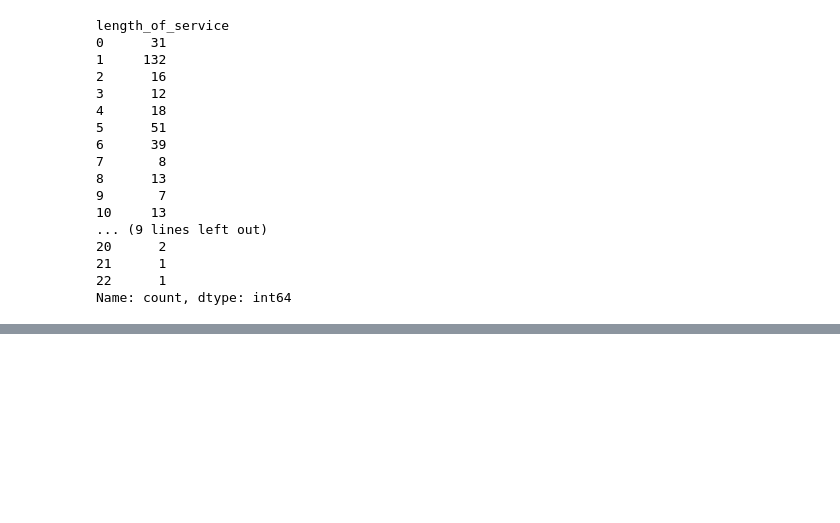
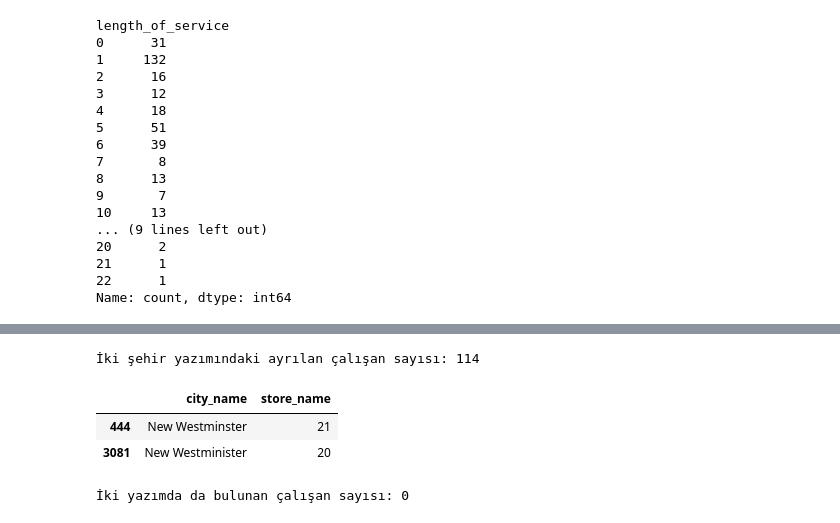
Before and after one commit to nazlican-engineer/Mercek, a Jupyter notebook: notebooks/01_analiz.ipynb, the cells around one changed output, grey strips where cells are left out. Saved outputs shown, nothing was run; the diff lists cells and outputs as text; code cells hidden in the pictures; blank space fills up the shorter version.

Commit message:
Analyze city departures and investigate city name variants

```diff
--- a/notebooks/01_analiz.ipynb
+++ b/notebooks/01_analiz.ipynb
@@ -495,0 +520,37 @@ Name: count, dtype: int64
+# %%
+#"New Westminster", "New Westminister" iki şehrin aynı kayıt mı olup olmadıklarına bakıyoruz
+count=departures.loc[
+    departures["city_name"].isin(["New Westminster", "New Westminister"]),
+    "EmployeeID"
+].nunique()
+
+print("İki şehir yazımındaki ayrılan çalışan sayısı:", count)
+# %% [output]
+İki şehir yazımındaki ayrılan çalışan sayısı: 114
+# %%
+#şehirde geçen mağaza bilgilerini kontrol ediyoruz
+df.loc[
+    df["city_name"].isin(["New Westminster", "New Westminister"]),
+    ["city_name", "store_name"]
+].drop_duplicates()
+# %% [output]
+|  | city_name | store_name |
+| 444 | New Westminster | 21 |
+| 3081 | New Westminister | 20 |
+# %%
+#ortak çalışan olup olmadığını kontrol ediyoruz
+city1_ids = set(
+    df.loc[df["city_name"] == "New Westminster", "EmployeeID"]
+)
+
+city2_ids = set(
+    df.loc[df["city_name"] == "New Westminister", "EmployeeID"]
+)
+
+common_ids = city1_ids & city2_ids
+
+print("İki yazımda da bulunan çalışan sayısı:", len(common_ids))
+#NOT: "New Westminster" ve "New Westminister" iki farklı yazım şekliyle aynı şehri temsil ediyor gibi görünüyor.
+#ama aynı şehir olup olmadııklarını yaptığımız analizler sonucu kesin olarak çıkaramadık. Bu nedenle, bu iki şehri birleştirmeden analizlerimizi yapacağız.
+# %% [output]
+İki yazımda da bulunan çalışan sayısı: 0
```
Also changed, not shown: parts of 2 cells of this notebook.
